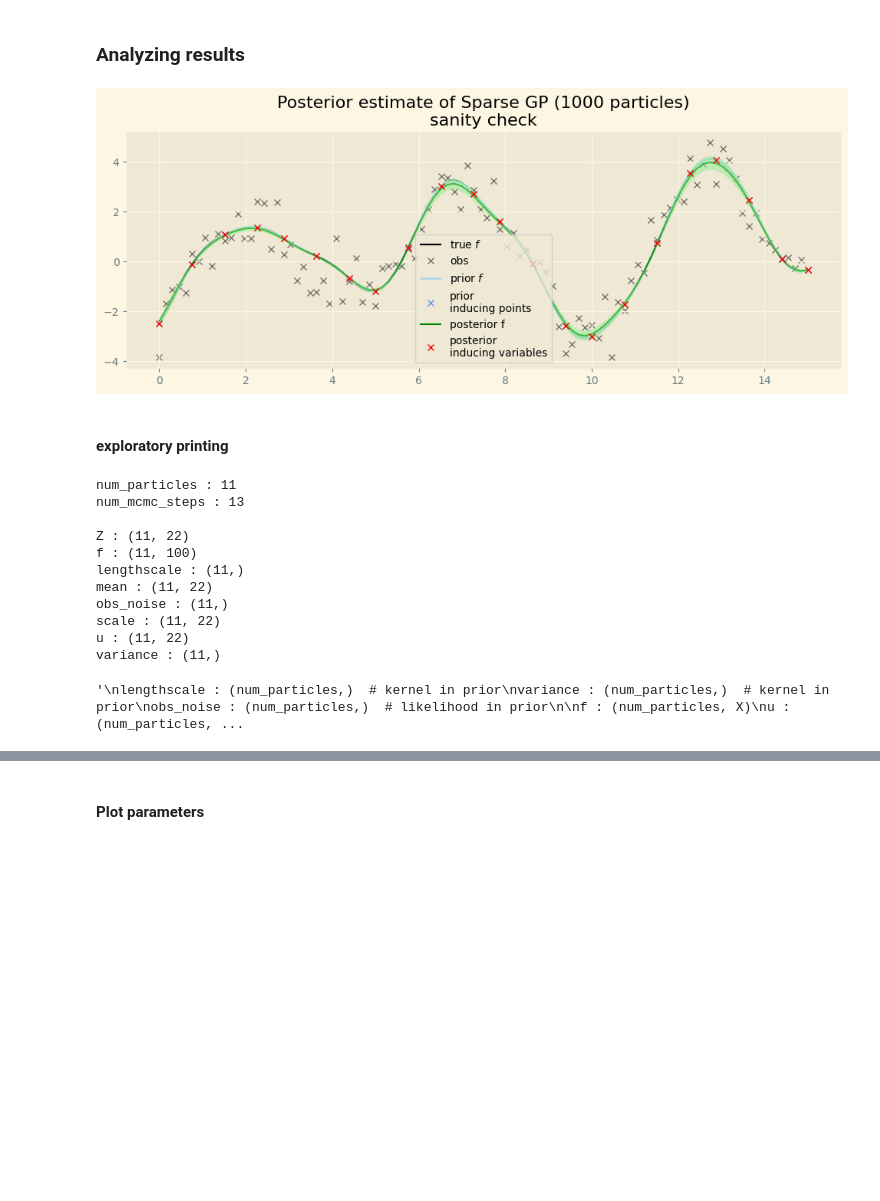
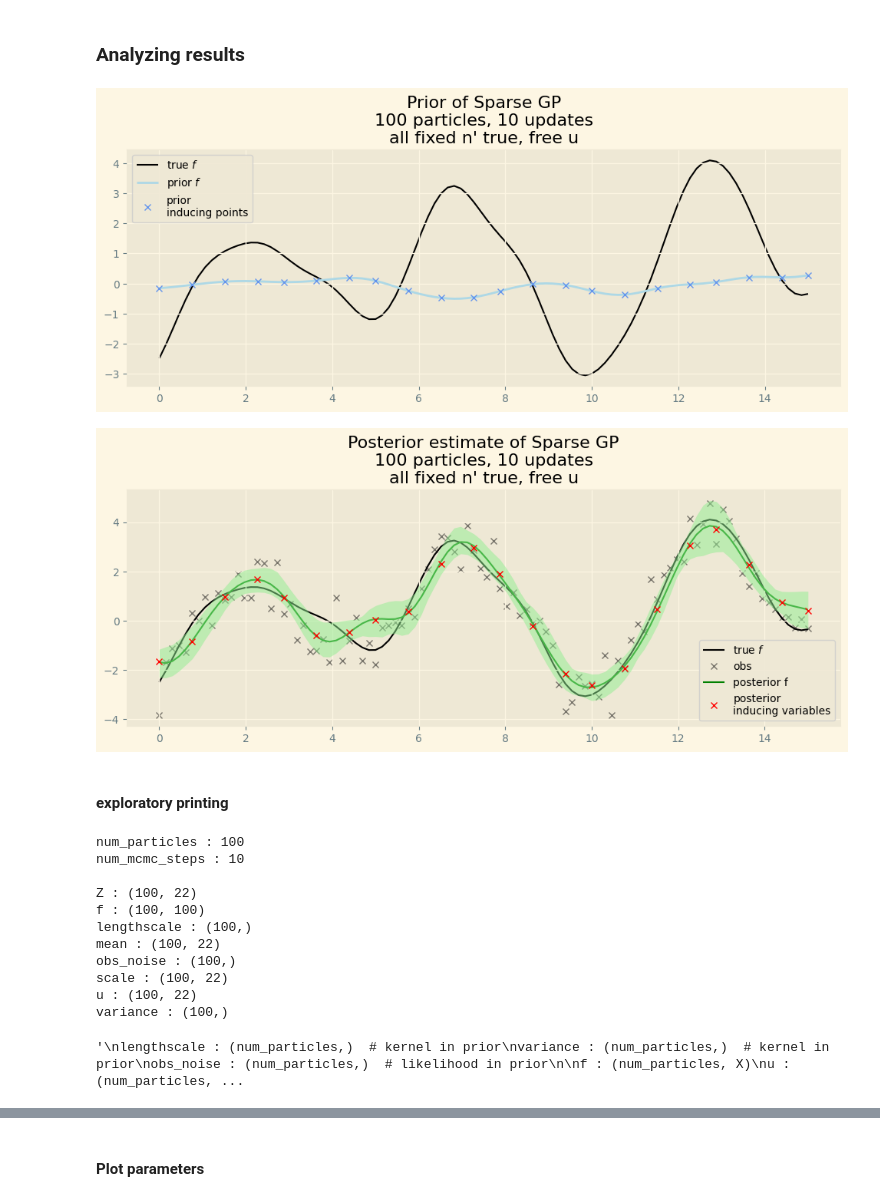
Before and after one commit to UncertaintyInComplexSystems/bayesianmodels, a Jupyter notebook: notebooks/sparse_GP_regression_with_Gibbs.ipynb, the cells around one changed output, grey strips where cells are left out. Saved outputs shown, nothing was run; the diff lists cells and outputs as text; code cells hidden in the pictures; blank space fills up the shorter version.

Commit message:
sanity check u

```diff
--- a/notebooks/sparse_GP_regression_with_Gibbs.ipynb
+++ b/notebooks/sparse_GP_regression_with_Gibbs.ipynb
@@ -674,14 +674,13 @@ def particle_avg_hdi(particles):
     return mean, hdi_lower, hdi_upper
 
 
-def plot_smc_posterior(particles, initial_particles, sub_title=''):
+def plot_smc_prior(initial_particles, sub_title=''):
     plt.figure(figsize=(12, 4))
 
     # observations and true function
     plt.plot(x, f_true, 'k', label=r'true $f$', lw=1.5, alpha=1, zorder=-1)
-    plt.plot(x, y, 'x', label='obs', color='black', alpha=0.5, zorder=-1)
 
-    # prior f
+     # prior f
     f_prior_mean, f_prior_hdi_lower, f_prior_hdi_upper  = particle_avg_hdi(
         initial_particles.position['f'])
     plt.plot(
@@ -696,10 +695,10 @@ def plot_smc_posterior(particles, initial_particles, sub_title=''):
     # prior inducing points
     (Z_prior_mean,
      Z_prior_hdi_lower,
-     Z_prior_hdi_upper) = particle_avg_hdi(particles['Z'])
+     Z_prior_hdi_upper) = particle_avg_hdi(initial_particles.position['Z'])
     (u_prior_mean,
      u_prior_hdi_lower,
-     u_prior_hdi_upper) = particle_avg_hdi(particles['u'])
+     u_prior_hdi_upper) = particle_avg_hdi(initial_particles.position['u'])
     plt.plot(
         Z_prior_mean,
         u_prior_mean,
@@ -709,39 +708,62 @@ def plot_smc_posterior(particles, initial_particles, sub_title=''):
         alpha=1,
         lw=1,
         zorder=1)
+
+    plt.legend()
+    if sub_title != '':
+        sub_title = f'\n{sub_title}'
+    plt.title(f'Prior of Sparse GP{sub_title}')
+    plt.show()
+
+
+def plot_smc_posterior(particles, initial_particles, sub_title=''):
+    plt.figure(figsize=(12, 4))
+
+    # observations and true function
+    plt.plot(x, f_true, 'k', label=r'true $f$', lw=1.5, alpha=1, zorder=-1)
+    plt.plot(x, y, 'x', label='obs', color='black', alpha=0.5, zorder=-1)
 
     # f | particle average
     fp_mean, fp_hdi_lower, fp_hdi_upper = particle_avg_hdi(particles['f'])
     ax = plt.gca()
     ax.plot(x, fp_mean, label='posterior f', color='green', lw=1.5, zorder=1)
     ax.fill_between(
         x.flatten(), fp_hdi_lower, fp_hdi_upper,
         alpha=0.5, color='lightgreen', lw=0)
 
     # Plot inducing points
     up_mean, up_hdi_lower, up_hdi_upper = particle_avg_hdi(particles['u'])
     zp_mean, zp_hdi_lower, zp_hdi_upper = particle_avg_hdi(particles['Z'])
 
     plt.plot(
         zp_mean, up_mean,
         'x',
         label='posterior\ninducing variables',
         color='red',
         alpha=1.0,
         zorder=2)
 
-    ax.fill_between(
-        zp_mean, up_hdi_lower, up_hdi_upper,
-        alpha=0.5, color='orange', lw=0)
+    # ax.fill_between(
+    #     zp_mean, up_hdi_lower, up_hdi_upper,
+    #     alpha=0.5, color='orange', lw=0)
 
     plt.legend()
     if sub_title != '':
         sub_title = f'\n{sub_title}'
-    plt.title(f'Posterior estimate of Sparse GP ({particles["f"].shape[0]} particles){sub_title}');
+    plt.title(f'Posterior estimate of Sparse GP{sub_title}')
+    plt.show()
 
-plot_smc_posterior(particles, initial_particles, sub_title='sanity check')
+num_particles = sampling_parameters['num_particles']
+num_upates = sampling_parameters['num_mcmc_steps']
+plot_smc_prior(
+    initial_particles,
+    sub_title=f'{num_particles} particles, {num_upates} updates\nall fixed n\' true, free u')
+plot_smc_posterior(
+     particles, initial_particles,
+     sub_title=f'{num_particles} particles, {num_upates} updates\nall fixed n\' true, free u')
 # %% [output]
-[figure, old version]
+[figure, new version]
+[figure, added]
 # %% [markdown]
 #### exploratory printing
 # %%
@@ -765,17 +787,17 @@ mean : (num_particles, inducing_points)  # of Z in prior
 scale : (num_particles, inducing_points)  # of Z in prior
 '''
 # %% [output]
-num_particles : 11
-num_mcmc_steps : 13
+num_particles : 100
+num_mcmc_steps : 10
 
-Z : (11, 22)
-f : (11, 100)
-lengthscale : (11,)
-mean : (11, 22)
-obs_noise : (11,)
-scale : (11, 22)
-u : (11, 22)
-variance : (11,)
+Z : (100, 22)
+f : (100, 100)
+lengthscale : (100,)
+mean : (100, 22)
+obs_noise : (100,)
+scale : (100, 22)
+u : (100, 22)
+variance : (100,)
 '\nlengthscale : (num_particles,)  # kernel in prior\nvariance : (num_particles,)  # kernel in prior\nobs_noise : (num_particles,)  # likelihood in prior\n\nf : (num_particles, X)\nu : (num_particles, ...
 # %%
 # initial values
```
Also changed, not shown: parts of 5 cells of this notebook, 1 other file.
